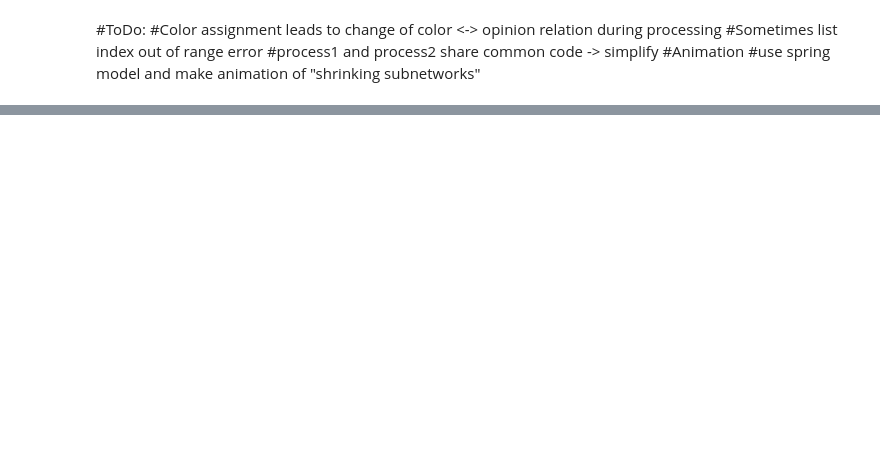
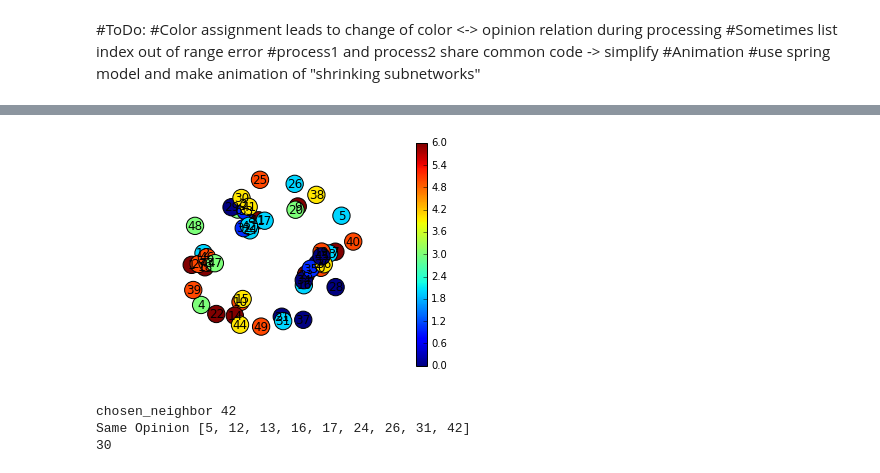
Before and after one commit to iiitobiasiii/OpinionFormation, a Jupyter notebook: Opinion.ipynb, the cells around one changed output, grey strips where cells are left out. Cells and saved outputs as stored; diff of their text form; code cells hidden in the pictures; blank space fills up the shorter version.

```diff
--- a/Opinion.ipynb
+++ b/Opinion.ipynb
@@ -10,15 +10,23 @@
 import sys
 sys.path.append('/usr/local/lib/python2.7/dist-packages')
 
+#Import networkx for graph stuff (based on matplotlib)
 import networkx as nx
+#Import matplotlib for any plotting
 import matplotlib.pyplot as plt
+#Import random for creating random numbers
 import random
+#import scipy and numpy for scientifc calculations, numerics, np.pi=3.141... etc
 import scipy
 import numpy
+#import count from itertools used for counting
 from itertools import count
 
+#-----------------------------------------------------------------------------------------
+#INPUT PARAMETERS
 
-#Number of Nodes, Eges and possible Opinions in the system
+
+#Number of Nodes, Eges and possible Opinions in the system, can be modified
 NNodes = 50
 NEdges = 30
 NOpinions = 7
@@ -27,8 +35,11 @@ NOpinions = 7
 phi = 0.5
 
 #Number of Iterations for procedure
-iter_process = 100
+iter_process = 1
 
+#------------------------------------------------------------------------------------------
+
+#Function that initializes Graph
 def init_Graph():
     #Create Random Graph
     G = nx.gnm_random_graph(NNodes, NEdges)
@@ -37,5 +48,6 @@ def init_Graph():
     for i in range(NNodes):
         G.node[i]["opinion"]= random.randint(1, NOpinions)
 
+    #Return Graph as G
     return G
 # %%
@@ -164,0 +127,56 @@ Same Opinion [8, 16, 21, 26, 31, 34, 36, 39, 41, 42]
+# %%
+#Initialize
+G = init_Graph()
+
+#nx.get_node_attributes(G,'opinion') gives dictionary in the form of "Node1" : "OpinionOfNode1", "Node2" : "OpinionOfNode2", ...
+#nx.get_node_attributes(G,'opinion'),values() gives list of the form "OpinionOfNode1", "OpinionOfNode2", ....
+#set(nx.get_node_attributes(G,'opinion').values()) gives list of all appearing opinions in the system, normally all possibility values for random.randint(1, NOpinions) when NumberOfNodes >> NumberOfOpinions
+groups = set(nx.get_node_attributes(G,'opinion').values())
+
+#creates dictionary of the form 1: Opinion1, 2: Opinion2, 3: Opinion3, ...
+#useful when opinion not just count from 0 to NumberOfOpinions-1
+#only used for colors
+#Defines Relation between opinion and a value that will be associated with a color in the plot
+mapping = dict(zip(sorted(groups),count()))
+
+#Create List by appending for every node the number defined in the dictionary that is associated with it's opinion
+colors = [mapping[G.node[n]['opinion']] for n in G.nodes]
+
+#Choose Layout for Representation! May be useful to update during processing to see Nodes moving!!!!!
+pos = nx.layout.spring_layout(G)
+
+#Add Plot for Edges and Nodes
+#G is our Graph, pos is defined by the choice of layout
+es = nx.draw_networkx_edges(G, pos)
+#G is our Graph, pos is the chosen layout, node_color is set to the color list created above, cmap=plt.cm.rainbow or other could be used to make it more beautiful
+ns = nx.draw_networkx_nodes(G, pos, node_color=colors)
+#Plot Labels(Number of Node)
+nx.draw_networkx_labels(G, pos=pos)
+
+#create colorbar
+plt.colorbar(ns)
+
+#disable axis
+plt.axis('off')
+#show graph
+plt.show()
+
+for i in range(iter_process):
+    if random.uniform(0, 1) < phi:
+        process1()
+    else:
+        process2()
+        colors = [mapping[G.node[n]['opinion']] for n in nodes]
+        es = nx.draw_networkx_edges(G, pos)
+        ns = nx.draw_networkx_nodes(G, pos, node_color=colors)
+        nx.draw_networkx_labels(G, pos=pos)
+        plt.colorbar(ns)
+        plt.axis('off')
+        plt.show()
+
+print(G.number_of_edges())
+# %% [output]
+[figure, added]
+chosen_neighbor 42
+Same Opinion [5, 12, 13, 16, 17, 24, 26, 31, 42]
+30
```
Also changed, not shown: parts of 3 cells of this notebook.
